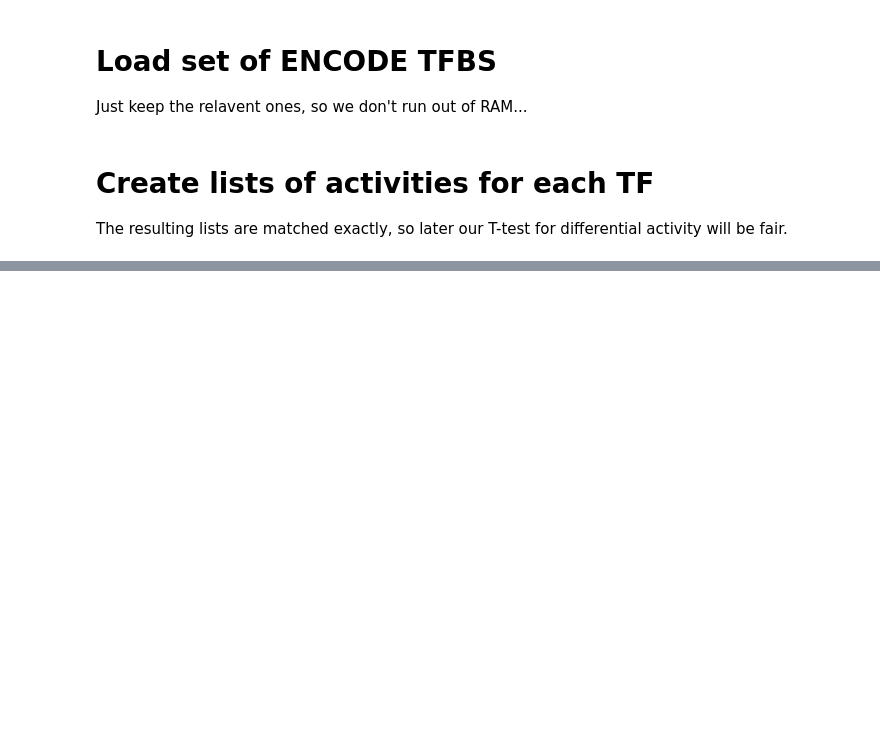
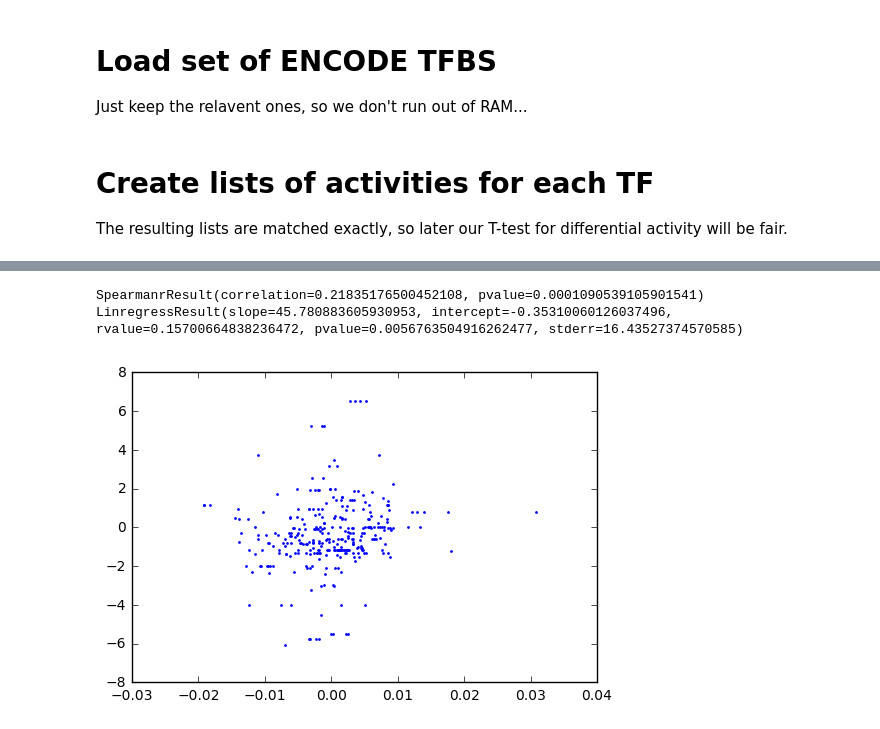
Before and after one commit to irvhsu/cs273b-project, a Jupyter notebook: notebooks/interpretation/Differentially_active_TFs.ipynb, the cells around one changed output, grey strips where cells are left out. Saved outputs shown, nothing was run; the diff lists cells and outputs as text; code cells hidden in the pictures; blank space fills up the shorter version.

```diff
--- a/notebooks/interpretation/Differentially_active_TFs.ipynb
+++ b/notebooks/interpretation/Differentially_active_TFs.ipynb
@@ -192,0 +218,43 @@ plt.show()
+# %%
+def arcsinh_or_zero(d, x):
+    if x in d: return np.arcsinh(d[x])
+    return 0
+# %%
+hepg2 = {i:(arcsinh_or_zero(hepg2_rep1, i) + arcsinh_or_zero(hepg2_rep2, i)) / 2 for i in hepg2_rep1.keys()}
+k562  = {i:(arcsinh_or_zero(k562_rep1, i) + arcsinh_or_zero(k562_rep2, i)) / 2 for i in k562_rep1.keys()}
+# %%
+hepG2_tf, k562_tf, names, p = [], [], [], []
+h_exp, k_exp = [], []
+for motif, k in k562_encode.items():
+    h = hepg2_encode[motif]
+    name = motif.split('_')[0]
+    if (name not in hepg2) and (name not in k562): continue
+    h_exp += [hepg2[name] if name in hepg2 else 0]
+    k_exp += [k562[name] if name in k562 else 0]
+    hepG2_tf += [sum(h) / float(len(h))]
+    k562_tf  += [sum(k) / float(len(k))]
+    names += [motif]#.split('_')[0]]
+    p += [stats.ttest_rel(h, k)[1]]
+# %%
+f_h_e, f_k_e, f_h_t, f_k_t = [], [], [], []
+for h_e, k_e, h_t, k_t in zip(h_exp, k_exp, hepG2_tf, k562_tf):
+    if h_e < .5 and k_e < .5: continue
+    if abs(h_t) < .005 and abs(k_t) < .005: continue
+    f_h_e += [h_e]
+    f_k_e += [k_e]
+    f_h_t += [h_t]
+    f_k_t += [k_t]
+# %%
+t = [(i-j) for i, j in zip(f_h_t, f_k_t)]
+e = [(i-j) for i, j in zip(f_h_e, f_k_e)]
+
+s_t = t#[i for i in t if abs(i) > .001]
+s_e = e#[j for i, j in zip(t, e) if abs(i) > .001]
+
+plt.scatter(s_t, s_e, s = 4, lw = 0)
+print stats.spearmanr(s_t, s_e)
+print stats.linregress(s_t, s_e)
+# %% [output]
+SpearmanrResult(correlation=0.21835176500452108, pvalue=0.0001090539105901541)
+LinregressResult(slope=45.780883605930953, intercept=-0.35310060126037496, rvalue=0.15700664838236472, pvalue=0.0056763504916262477, stderr=16.43527374570585)
+[figure, added]
```
Also changed, not shown: parts of 10 cells of this notebook.
